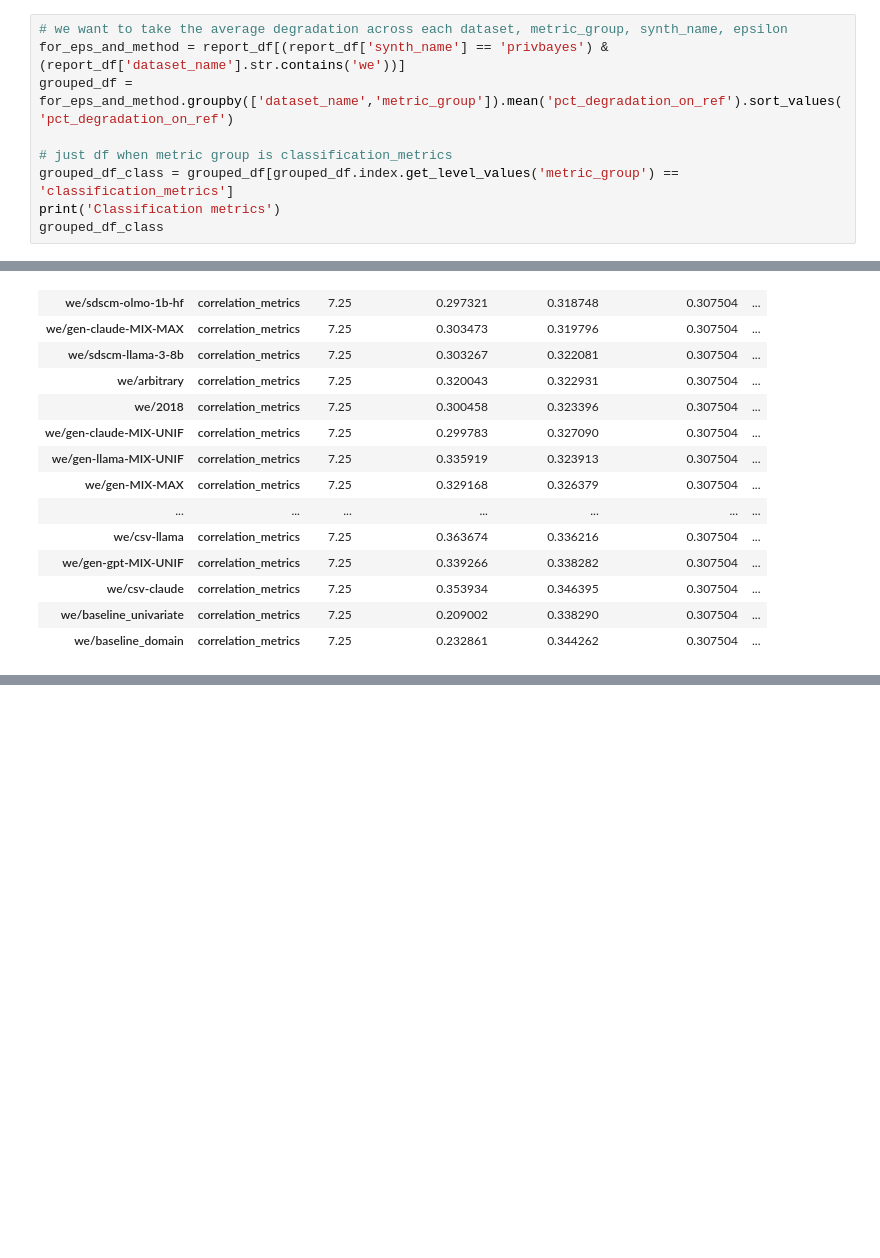
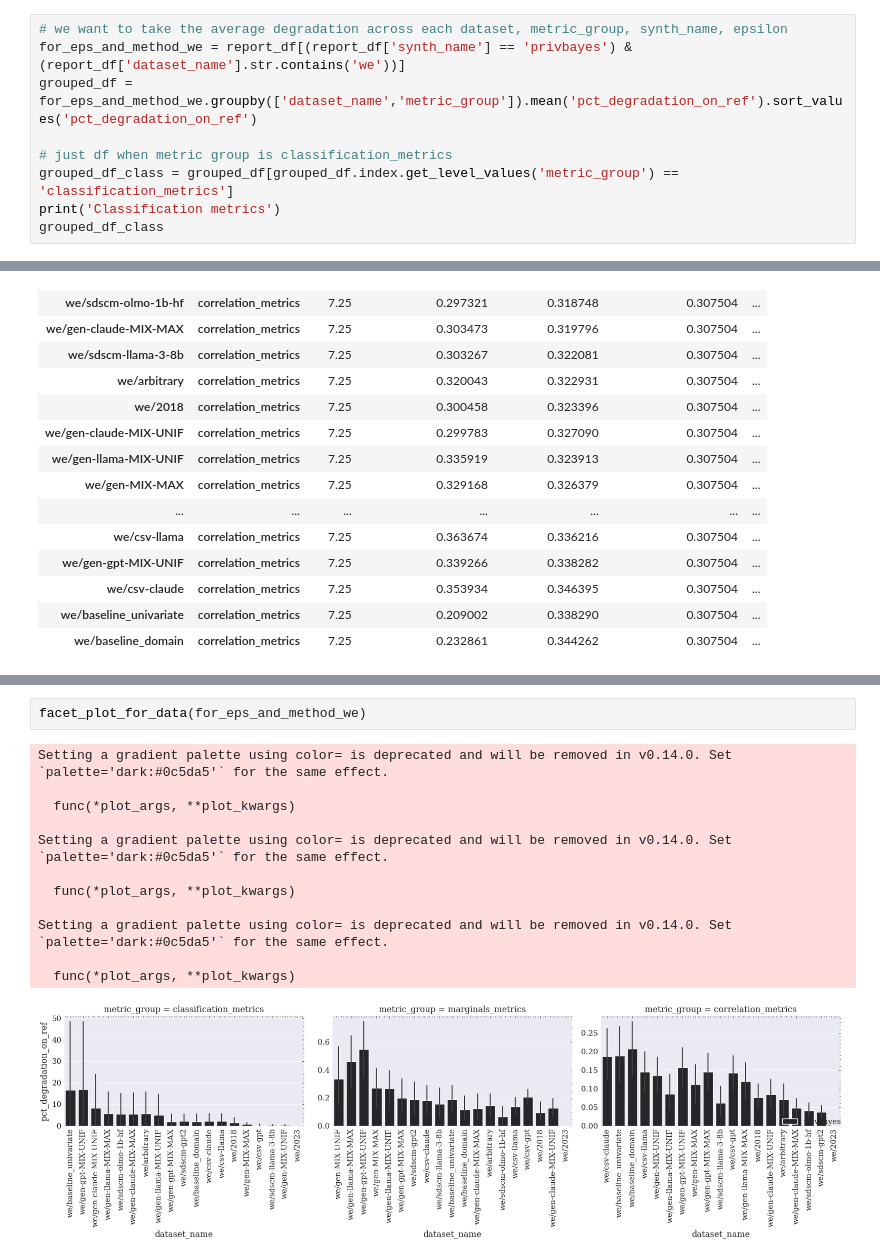
Before and after one commit to shlomihod/YDNPD, a Jupyter notebook: hyperparameter_tuning.ipynb, the cells around one changed output, grey strips where cells are left out. Cells and saved outputs as stored; diff of their text form; blank space fills up the shorter version.

```diff
--- a/hyperparameter_tuning.ipynb
+++ b/hyperparameter_tuning.ipynb
@@ -401,8 +401,8 @@ Correlation metrics
 ## WE
 # %%
 # we want to take the average degradation across each dataset, metric_group, synth_name, epsilon
-for_eps_and_method = report_df[(report_df['synth_name'] == 'privbayes') & (report_df['dataset_name'].str.contains('we'))]
-grouped_df = for_eps_and_method.groupby(['dataset_name','metric_group']).mean('pct_degradation_on_ref').sort_values('pct_degradation_on_ref')
+for_eps_and_method_we = report_df[(report_df['synth_name'] == 'privbayes') & (report_df['dataset_name'].str.contains('we'))]
+grouped_df = for_eps_and_method_we.groupby(['dataset_name','metric_group']).mean('pct_degradation_on_ref').sort_values('pct_degradation_on_ref')
 
 # just df when metric group is classification_metrics
 grouped_df_class = grouped_df[grouped_df.index.get_level_values('metric_group') == 'classification_metrics']
@@ -511 +531,16 @@ Setting a gradient palette using color= is deprecated and will be removed in v0.
+# %%
+facet_plot_for_data(for_eps_and_method_we)
+# %% [output]
+Setting a gradient palette using color= is deprecated and will be removed in v0.14.0. Set `palette='dark:#0c5da5'` for the same effect.
+
+  func(*plot_args, **plot_kwargs)
+
+Setting a gradient palette using color= is deprecated and will be removed in v0.14.0. Set `palette='dark:#0c5da5'` for the same effect.
+
+  func(*plot_args, **plot_kwargs)
+
+Setting a gradient palette using color= is deprecated and will be removed in v0.14.0. Set `palette='dark:#0c5da5'` for the same effect.
+
+  func(*plot_args, **plot_kwargs)
+[figure, added]
 # %% [markdown]
```
Also changed, not shown: parts of 11 cells of this notebook.
